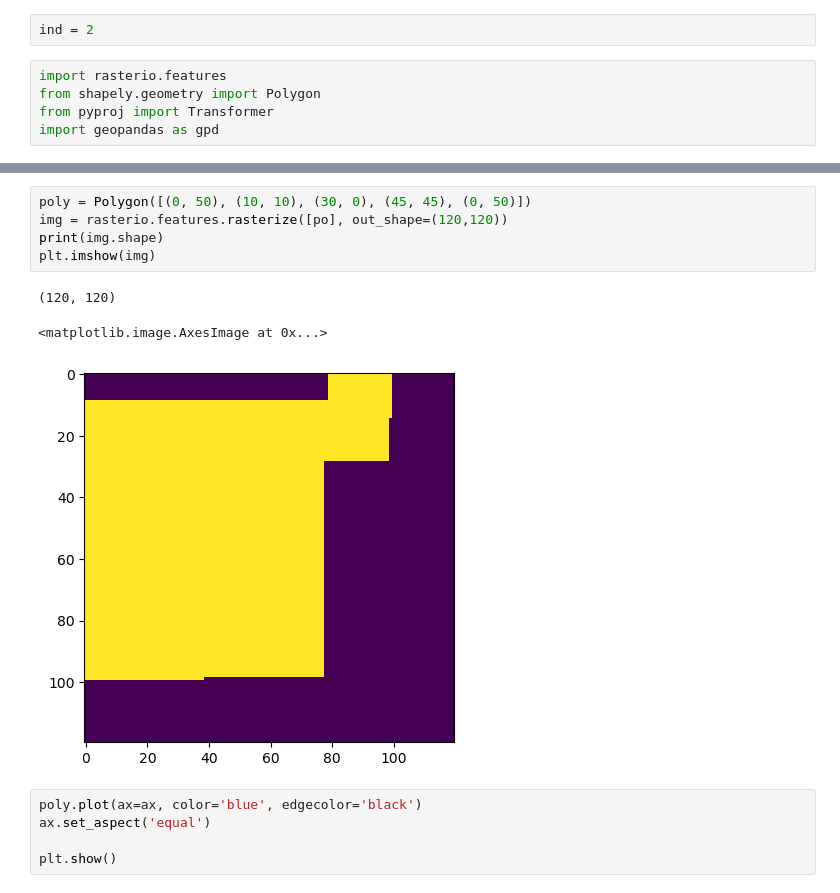
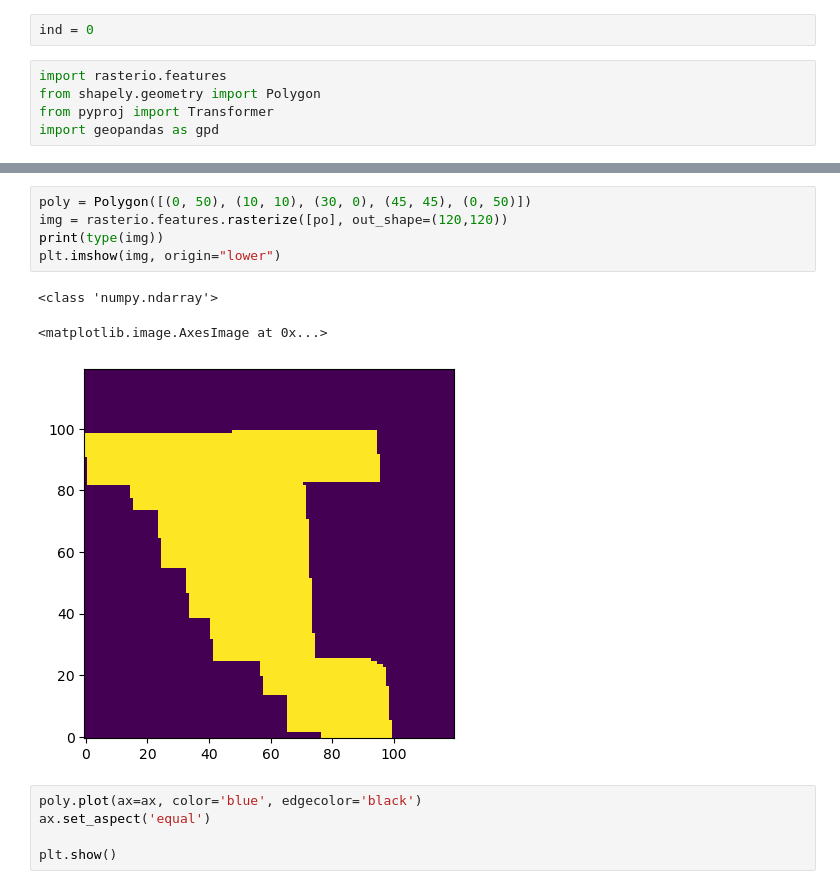
Before and after one commit to radtklau/Sentinel-Building-Segmentation, a Jupyter notebook: data_prep.ipynb, the cells around one changed output, grey strips where cells are left out. Saved outputs shown, nothing was run; the diff lists cells and outputs as text.

```diff
--- a/data_prep.ipynb
+++ b/data_prep.ipynb
@@ -243,7 +243,7 @@ print(bbox_buildings.iloc[0]["wikipedia"])
 # %% [output]
 None
 # %%
-ind = 2
+ind = 0
 # %%
 import rasterio.features
 from shapely.geometry import Polygon
@@ -305,12 +305,12 @@ plt.show()
 # %%
 poly = Polygon([(0, 50), (10, 10), (30, 0), (45, 45), (0, 50)])
 img = rasterio.features.rasterize([po], out_shape=(120,120))
-print(img.shape)
-plt.imshow(img)
+print(type(img))
+plt.imshow(img, origin="lower")
 # %% [output]
-(120, 120)
+<class 'numpy.ndarray'>
 <matplotlib.image.AxesImage at 0x...>
-[figure, old version]
+[figure, new version]
 # %%
 poly.plot(ax=ax, color='blue', edgecolor='black')
 ax.set_aspect('equal')
```
Also changed, not shown: parts of 3 cells of this notebook, 2 other files.
